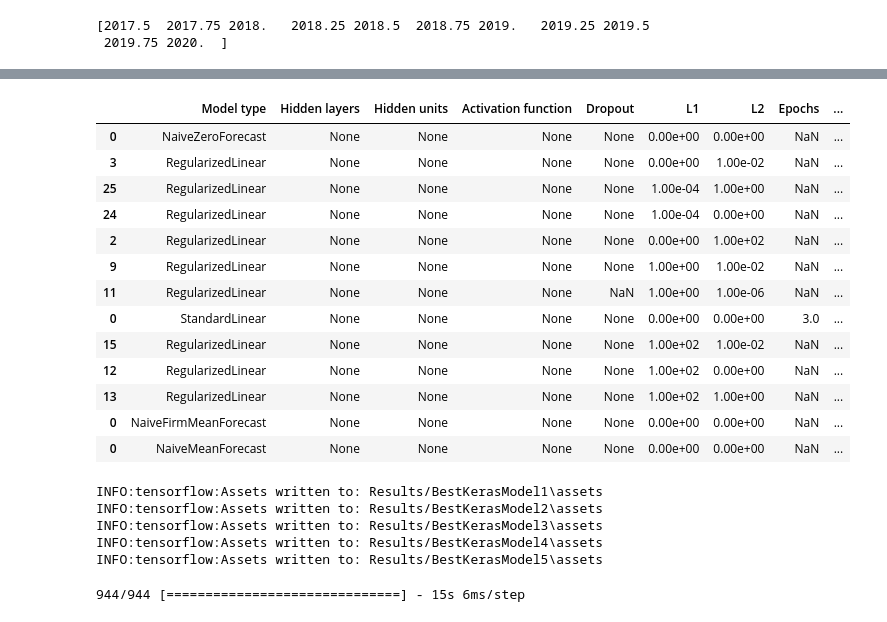
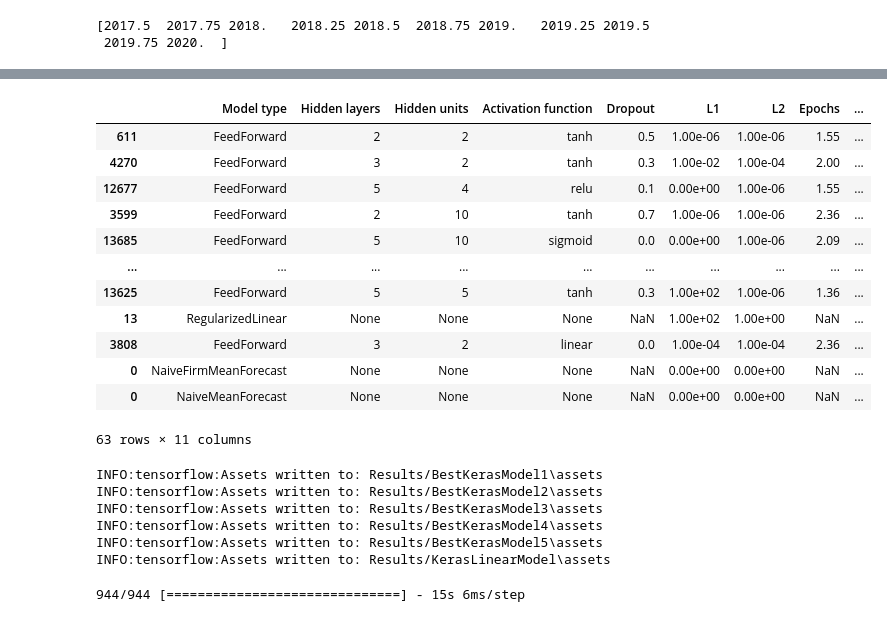
Before and after one commit to rrobberobin/MLStockForecasting, a Jupyter notebook: RobinThesisTensorflow.ipynb, the cells around one changed output, grey strips where cells are left out. Drawn from its saved outputs; the diff is of its cells as text; code cells hidden in the pictures.

```diff
--- a/RobinThesisTensorflow.ipynb
+++ b/RobinThesisTensorflow.ipynb
@@ -866,8 +889,8 @@ pd.set_option("display.precision", 2)
 #validationSize = 2 #length(validXPools)
 #HPsize = len(hyperParams.index)
 HPsize = np.shape(HPGrid)[0]
-HPsize = 20   #176 models took 40 min
-HPIterator = range(10, HPsize)
+#HPsize = 20   #176 models took 40 min
+HPIterator = range(60, HPsize)
 
 startTime = time.time() / 60
 for n in HPIterator:
@@ -886,10 +909,10 @@ for n in HPIterator:
   #a = pd.DataFrame([CV])
   newMSE = HPGrid.iloc[[n]]
 
-  MSE = CV[0][1]
-  MAE = CV[0][2]
-  Epochs = CV[2]
-  ModelPointer = CV[1]
+  MSE = CV[0]["mean_squared_error"]
+  MAE = CV[0]["mean_absolute_error"]
+  Epochs = CV[1]
+  ModelPointer = CV[2]
 
   # newMSE['MSE'] = MSE
   # newMSE['MAE'] = MAE
@@ -899,7 +922,7 @@ for n in HPIterator:
   newMSE.loc[:,"MAE"] = MAE
   newMSE.loc[:,"ModelPointer"] = ModelPointer
 
-  MSEMatrix = pd.concat((MSEMatrix, newMSE), axis=0)
+  #MSEMatrix = pd.concat((MSEMatrix, newMSE), axis=0)
 
   # newMSE = a.join(b)
   # newMSE2 = pd.concat([b, a])
@@ -947,21 +970,21 @@ Epoch 3: early stopping
 # %%
+finalResults = MSEMatrix
 formattedMSEMatrix = finalResults.sort_values(by=["MAE"], axis = 0)
 formattedMSEMatrix
 # %% [output]
 |  | Model type | Hidden layers | Hidden units | Activation function | Dropout | L1 | L2 | Epochs | ... |
-| 0 | NaiveZeroForecast | None | None | None | None | 0.00e+00 | 0.00e+00 | NaN | ... |
-| 3 | RegularizedLinear | None | None | None | None | 0.00e+00 | 1.00e-02 | NaN | ... |
-| 25 | RegularizedLinear | None | None | None | None | 1.00e-04 | 1.00e+00 | NaN | ... |
-| 24 | RegularizedLinear | None | None | None | None | 1.00e-04 | 0.00e+00 | NaN | ... |
-| 2 | RegularizedLinear | None | None | None | None | 0.00e+00 | 1.00e+02 | NaN | ... |
-| 9 | RegularizedLinear | None | None | None | None | 1.00e+00 | 1.00e-02 | NaN | ... |
-| 11 | RegularizedLinear | None | None | None | NaN | 1.00e+00 | 1.00e-06 | NaN | ... |
-| 0 | StandardLinear | None | None | None | None | 0.00e+00 | 0.00e+00 | 3.0 | ... |
-| 15 | RegularizedLinear | None | None | None | None | 1.00e+02 | 1.00e-02 | NaN | ... |
-| 12 | RegularizedLinear | None | None | None | None | 1.00e+02 | 0.00e+00 | NaN | ... |
-| 13 | RegularizedLinear | None | None | None | None | 1.00e+02 | 1.00e+00 | NaN | ... |
-| 0 | NaiveFirmMeanForecast | None | None | None | None | 0.00e+00 | 0.00e+00 | NaN | ... |
-| 0 | NaiveMeanForecast | None | None | None | None | 0.00e+00 | 0.00e+00 | NaN | ... |
+| 611 | FeedForward | 2 | 2 | tanh | 0.5 | 1.00e-06 | 1.00e-06 | 1.55 | ... |
+| 4270 | FeedForward | 3 | 2 | tanh | 0.3 | 1.00e-02 | 1.00e-04 | 2.00 | ... |
+| 12677 | FeedForward | 5 | 4 | relu | 0.1 | 0.00e+00 | 1.00e-06 | 1.55 | ... |
+| 3599 | FeedForward | 2 | 10 | tanh | 0.7 | 1.00e-06 | 1.00e-06 | 2.36 | ... |
+| 13685 | FeedForward | 5 | 10 | sigmoid | 0.0 | 0.00e+00 | 1.00e-06 | 2.09 | ... |
+| ... | ... | ... | ... | ... | ... | ... | ... | ... | ... |
+| 13625 | FeedForward | 5 | 5 | tanh | 0.3 | 1.00e+02 | 1.00e-06 | 1.36 | ... |
+| 13 | RegularizedLinear | None | None | None | NaN | 1.00e+02 | 1.00e+00 | NaN | ... |
+| 3808 | FeedForward | 3 | 2 | linear | 0.0 | 1.00e-04 | 1.00e-04 | 2.36 | ... |
+| 0 | NaiveFirmMeanForecast | None | None | None | NaN | 0.00e+00 | 0.00e+00 | NaN | ... |
+| 0 | NaiveMeanForecast | None | None | None | NaN | 0.00e+00 | 0.00e+00 | NaN | ... |
+63 rows × 11 columns
 # %%
 #MSEMatrix
 
@@ -976,6 +999,11 @@ for i in range(5):
     bModel = kerasModelResults.iloc[i+1]["ModelPointer"]
     modelPath = "Results/BestKerasModel" + str(i + 1)
     bModel.save(modelPath)
+
+
+OLSModel = kerasModelResults[kerasModelResults["Model type"] == "StandardLinear"]["ModelPointer"][0]
+modelPath = "Results/KerasLinearModel"
+OLSModel.save(modelPath)
 
 
 # # xTrainValiPooled = scaled_X[:validationSize,:]
@@ -1001,17 +1029,13 @@ for i in range(5):
 
 
 # #bestModel.save('Results/BestKerasModel10')
-
-
-# bModel = kerasModelResults.iloc[index]["ModelPointer"]
-# modelPath = "Results/BestKerasModels/1"
-# bModel.save(modelPath)
 # %% [output]
 INFO:tensorflow:Assets written to: Results/BestKerasModel1\assets
 INFO:tensorflow:Assets written to: Results/BestKerasModel2\assets
 INFO:tensorflow:Assets written to: Results/BestKerasModel3\assets
 INFO:tensorflow:Assets written to: Results/BestKerasModel4\assets
 INFO:tensorflow:Assets written to: Results/BestKerasModel5\assets
+INFO:tensorflow:Assets written to: Results/KerasLinearModel\assets
 # %%
 bestPredictions = bestModel.predict(x=xWinTest)
 # %% [output]
```
Also changed, not shown: parts of 13 cells of this notebook, 1 other file.
